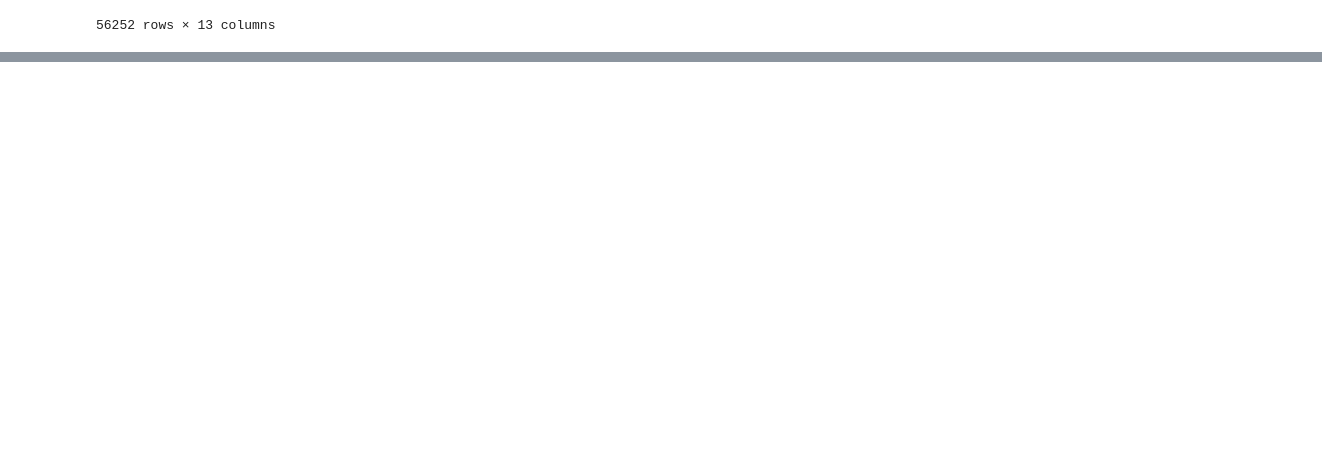
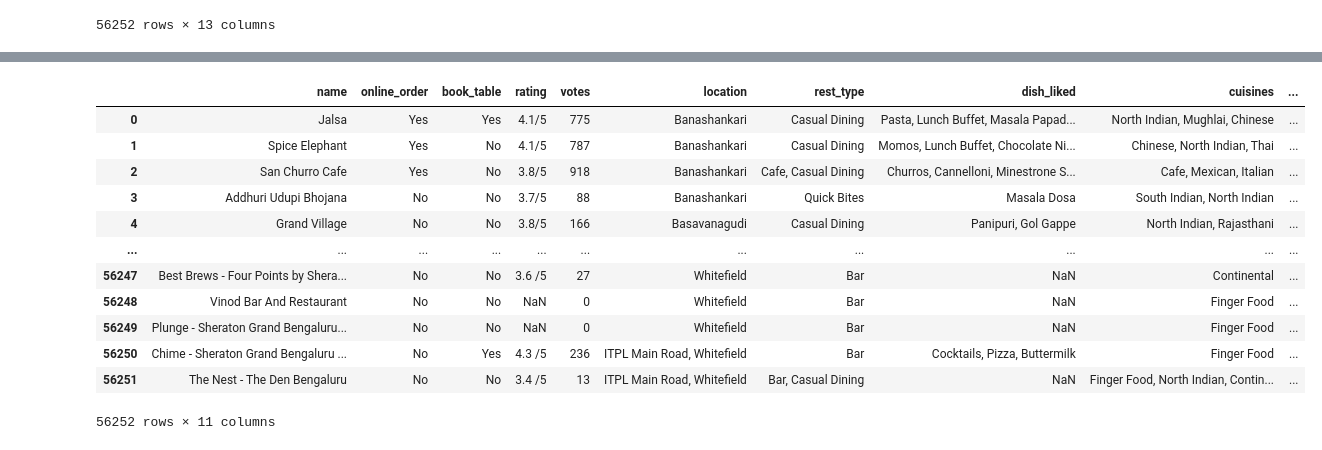
Before and after one commit to VolhaP87/Food_App_Analysis, a Jupyter notebook: Untitled1.ipynb, the cells around one changed output, grey strips where cells are left out. Saved outputs shown, nothing was run; the diff lists cells and outputs as text; code cells hidden in the pictures; blank space fills up the shorter version.

```diff
--- a/Untitled1.ipynb
+++ b/Untitled1.ipynb
@@ -145,0 +76,38 @@ def task_runner():
+# %%
+def rename_columns():
+    #DO NOT REMOVE FOLLOWING LINE
+    #call remove_unwanted_columns() function to get dataframe
+    hotels = remove_unwanted_columns()
+    hotels = hotels.rename(columns = {'approx_cost(for two people)' : 'approx_cost',\
+                                      'listed_in(type)' : 'type',\
+                                      'rate' : 'rating'})
+    #task2: rename columns,  only these columns are allowed in the dataset
+    # 1.	Id
+    # 2.	Name
+    # 3.	online_order
+    # 4.	book_table
+    # 5.	rating
+    # 6.	votes
+    # 7.	location
+    # 8.	rest_type
+    # 9.	dish_liked
+    # 10.	cuisines
+    # 11.	approx_cost
+    # 12.	type
+    return hotels
+# %%
+rename_columns()
+# %% [output]
+|  | name | online_order | book_table | rating | votes | location | rest_type | dish_liked | cuisines | ... |
+| 0 | Jalsa | Yes | Yes | 4.1/5 | 775 | Banashankari | Casual Dining | Pasta, Lunch Buffet, Masala Papad... | North Indian, Mughlai, Chinese | ... |
+| 1 | Spice Elephant | Yes | No | 4.1/5 | 787 | Banashankari | Casual Dining | Momos, Lunch Buffet, Chocolate Ni... | Chinese, North Indian, Thai | ... |
+| 2 | San Churro Cafe | Yes | No | 3.8/5 | 918 | Banashankari | Cafe, Casual Dining | Churros, Cannelloni, Minestrone S... | Cafe, Mexican, Italian | ... |
+| 3 | Addhuri Udupi Bhojana | No | No | 3.7/5 | 88 | Banashankari | Quick Bites | Masala Dosa | South Indian, North Indian | ... |
+| 4 | Grand Village | No | No | 3.8/5 | 166 | Basavanagudi | Casual Dining | Panipuri, Gol Gappe | North Indian, Rajasthani | ... |
+| ... | ... | ... | ... | ... | ... | ... | ... | ... | ... | ... |
+| 56247 | Best Brews - Four Points by Shera... | No | No | 3.6 /5 | 27 | Whitefield | Bar | NaN | Continental | ... |
+| 56248 | Vinod Bar And Restaurant | No | No | NaN | 0 | Whitefield | Bar | NaN | Finger Food | ... |
+| 56249 | Plunge - Sheraton Grand Bengaluru... | No | No | NaN | 0 | Whitefield | Bar | NaN | Finger Food | ... |
+| 56250 | Chime - Sheraton Grand Bengaluru ... | No | Yes | 4.3 /5 | 236 | ITPL Main Road, Whitefield | Bar | Cocktails, Pizza, Buttermilk | Finger Food | ... |
+| 56251 | The Nest - The Den Bengaluru | No | No | 3.4 /5 | 13 | ITPL Main Road, Whitefield | Bar, Casual Dining | NaN | Finger Food, North Indian, Contin... | ... |
+56252 rows × 11 columns
```
Also changed, not shown: parts of 22 cells of this notebook, 3 other files.
